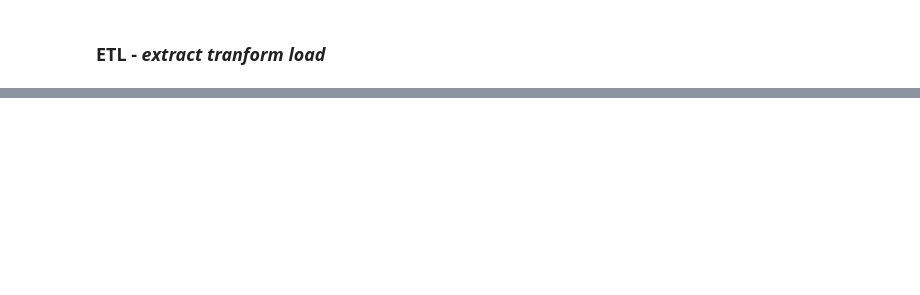
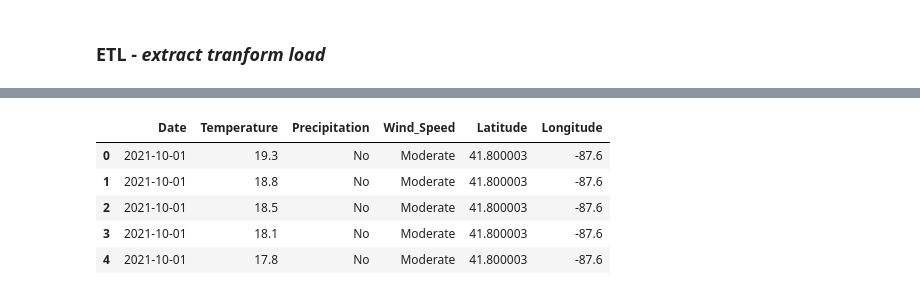
Before and after one commit to DamianZawolski/BIProject, a Jupyter notebook: notebooks/etl.ipynb, the cells around one changed output, grey strips where cells are left out. Saved outputs shown, nothing was run; the diff lists cells and outputs as text; code cells hidden in the pictures; blank space fills up the shorter version.

```diff
--- a/notebooks/etl.ipynb
+++ b/notebooks/etl.ipynb
@@ -118,0 +134,32 @@ station_disproporions.sort_values(ascending=True).head(10).sort_values(ascending
+# %%
+def remap_wind(wind):
+    if wind < 1.6:
+        return 'Calm'
+    elif wind < 5.5:
+        return 'Light'
+    elif wind < 11.1:
+        return 'Moderate'
+    elif wind < 19.8:
+        return 'Fresh'
+    elif wind < 28.5:
+        return 'Strong'
+    elif wind < 38.9:
+        return 'Near Gale'
+    elif wind < 49.6:
+        return 'Gale'
+    elif wind < 61.2:
+        return 'Strong Gale'
+    elif wind < 74.2:
+        return 'Storm'
+    else:
+        return 'Violent Storm'
+
+df_weather['Wind_Speed'] = df_weather['Wind_Speed'].apply(remap_wind)
+df_weather.head()
+# %% [output]
+|  | Date | Temperature | Precipitation | Wind_Speed | Latitude | Longitude |
+| 0 | 2021-10-01 | 19.3 | No | Moderate | 41.800003 | -87.6 |
+| 1 | 2021-10-01 | 18.8 | No | Moderate | 41.800003 | -87.6 |
+| 2 | 2021-10-01 | 18.5 | No | Moderate | 41.800003 | -87.6 |
+| 3 | 2021-10-01 | 18.1 | No | Moderate | 41.800003 | -87.6 |
+| 4 | 2021-10-01 | 17.8 | No | Moderate | 41.800003 | -87.6 |
```
Also changed, not shown: parts of 27 cells of this notebook, 1 other file.
